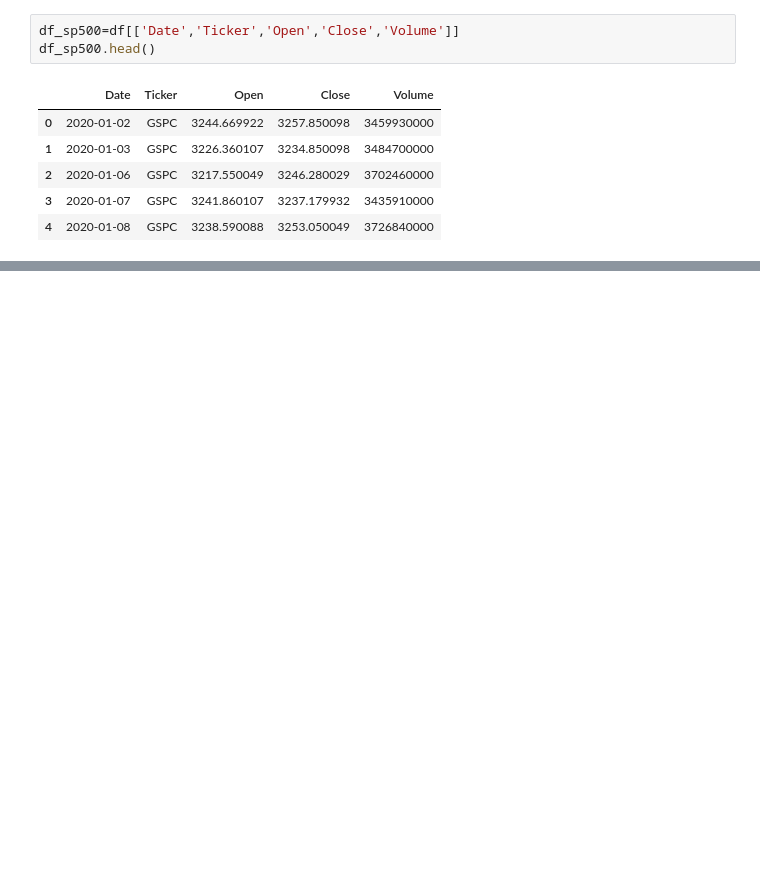
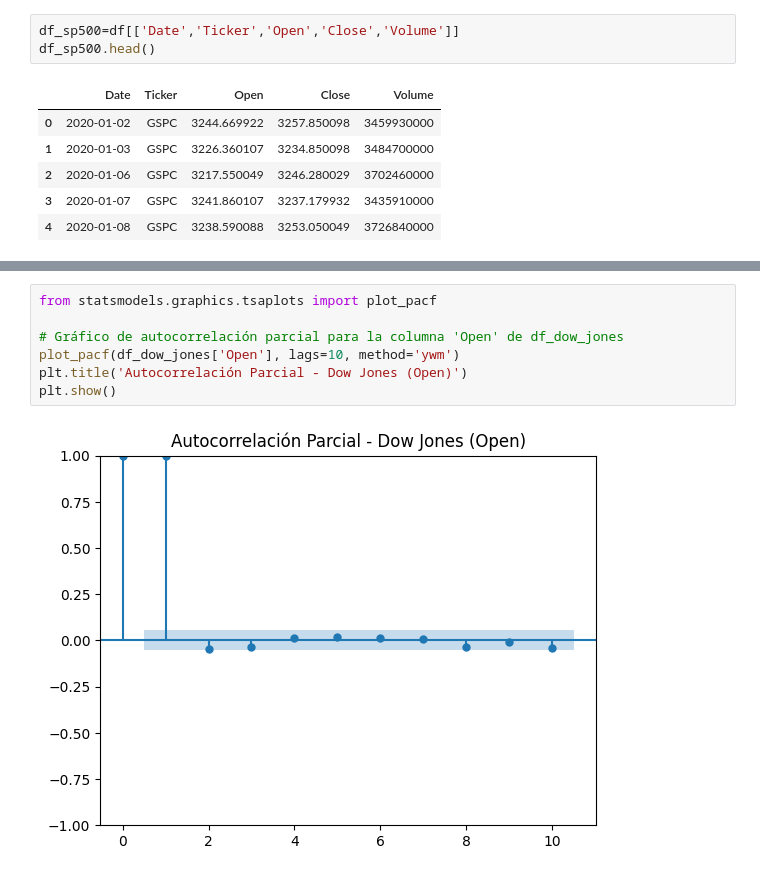
Before and after one commit to eljaimico/proyecto-cosa, a Jupyter notebook: pryecto.ipynb, the cells around one changed output, grey strips where cells are left out. Drawn from its saved outputs; the diff is of its cells as text; blank space fills up the shorter version.

```diff
--- a/pryecto.ipynb
+++ b/pryecto.ipynb
@@ -108,0 +159,9 @@ df_sp500.head()
+# %%
+from statsmodels.graphics.tsaplots import plot_pacf
+
+# Gráfico de autocorrelación parcial para la columna 'Open' de df_dow_jones
+plot_pacf(df_dow_jones['Open'], lags=10, method='ywm')
+plt.title('Autocorrelación Parcial - Dow Jones (Open)')
+plt.show()
+# %% [output]
+[figure, added]
```
Also changed, not shown: parts of 10 cells of this notebook.
